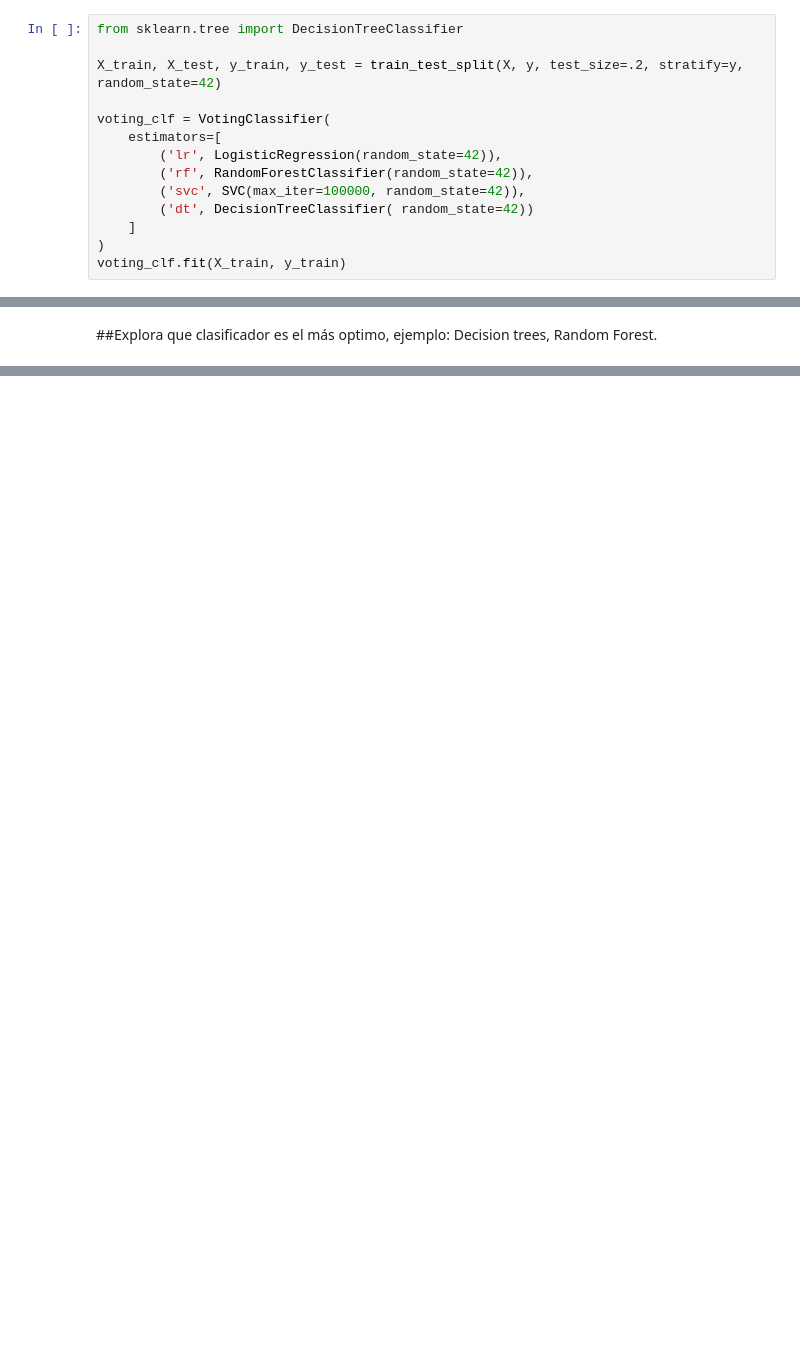
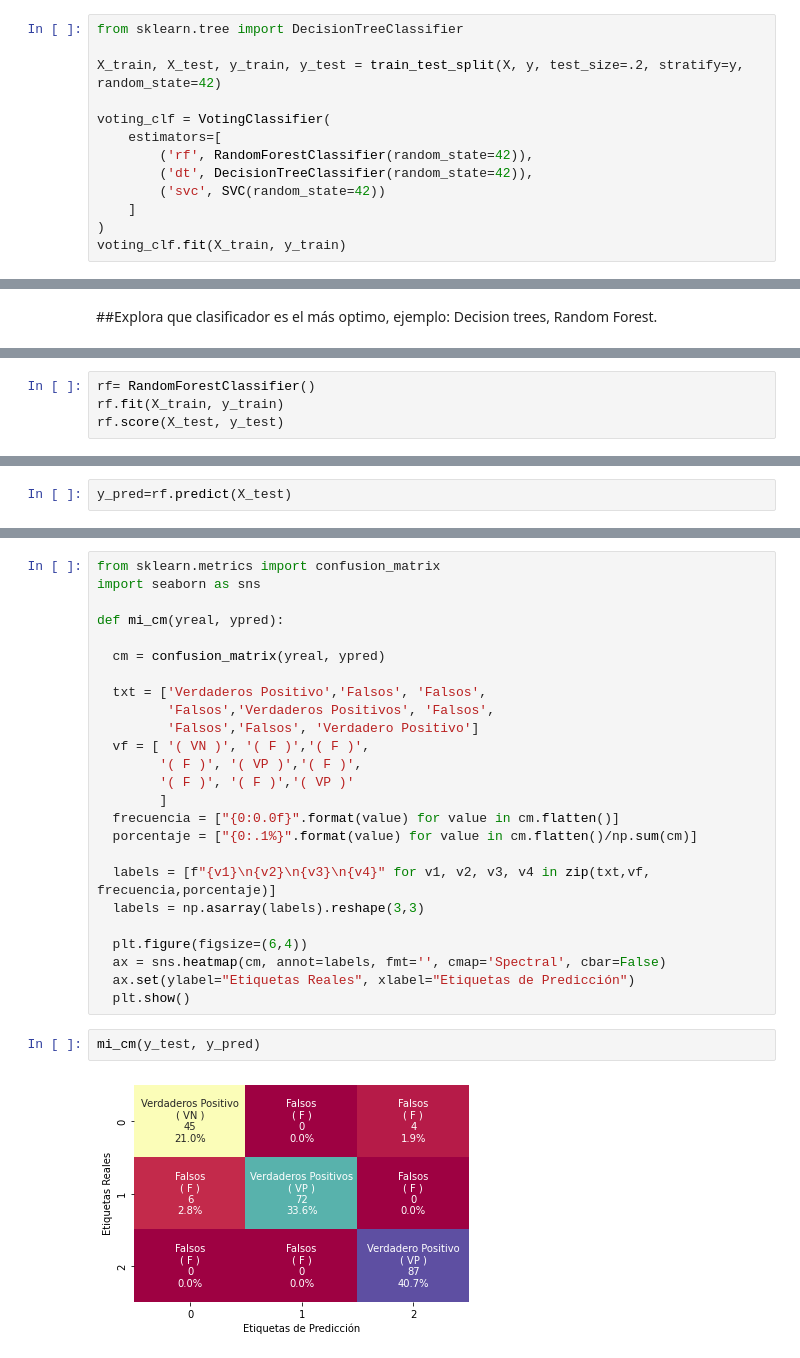
Before and after one commit to PosgradoMNA/actividades-del-projecto-equipo-125, a Jupyter notebook: Reto_2.ipynb, the cells around one changed output, grey strips where cells are left out. Saved outputs shown, nothing was run; the diff lists cells and outputs as text; blank space fills up the shorter version.

```diff
--- a/Reto_2.ipynb
+++ b/Reto_2.ipynb
@@ -244,10 +244,9 @@ X_train, X_test, y_train, y_test = train_test_split(X, y, test_size=.2, stratify
 
 voting_clf = VotingClassifier(
     estimators=[
-        ('lr', LogisticRegression(random_state=42)),
         ('rf', RandomForestClassifier(random_state=42)),
-        ('svc', SVC(max_iter=100000, random_state=42)),
-        ('dt', DecisionTreeClassifier( random_state=42))
+        ('dt', DecisionTreeClassifier(random_state=42)),
+        ('svc', SVC(random_state=42))
     ]
 )
 voting_clf.fit(X_train, y_train)
@@ -275,0 +268,4 @@ dt = 0.9112149532710281
+# %%
+rf= RandomForestClassifier()
+rf.fit(X_train, y_train)
+rf.score(X_test, y_test)
@@ -275,0 +274,2 @@ dt = 0.9112149532710281
+# %%
+y_pred=rf.predict(X_test)
@@ -276 +291,30 @@ dt = 0.9112149532710281
+# %%
+from sklearn.metrics import confusion_matrix
+import seaborn as sns
+
+def mi_cm(yreal, ypred):
+
+  cm = confusion_matrix(yreal, ypred)
+
+  txt = ['Verdaderos Positivo','Falsos', 'Falsos',
+         'Falsos','Verdaderos Positivos', 'Falsos',
+         'Falsos','Falsos', 'Verdadero Positivo']
+  vf = [ '( VN )', '( F )','( F )',
+        '( F )', '( VP )','( F )',
+        '( F )', '( F )','( VP )'
+        ]
+  frecuencia = ["{0:0.0f}".format(value) for value in cm.flatten()]
+  porcentaje = ["{0:.1%}".format(value) for value in cm.flatten()/np.sum(cm)]
+
+  labels = [f"{v1}\n{v2}\n{v3}\n{v4}" for v1, v2, v3, v4 in zip(txt,vf, frecuencia,porcentaje)]
+  labels = np.asarray(labels).reshape(3,3)
+
+  plt.figure(figsize=(6,4))
+  ax = sns.heatmap(cm, annot=labels, fmt='', cmap='Spectral', cbar=False)
+  ax.set(ylabel="Etiquetas Reales", xlabel="Etiquetas de Predicción")
+  plt.show()
+# %%
+mi_cm(y_test, y_pred)
+# %% [output]
+[figure, added]
 # %% [markdown]
```
Also changed, not shown: parts of 8 cells of this notebook.
